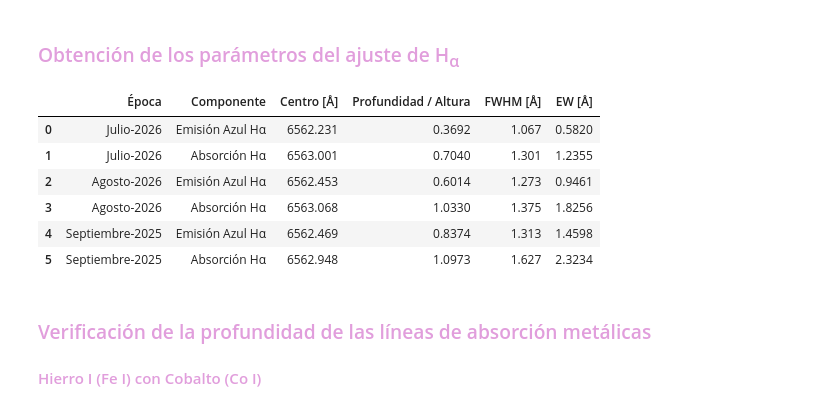
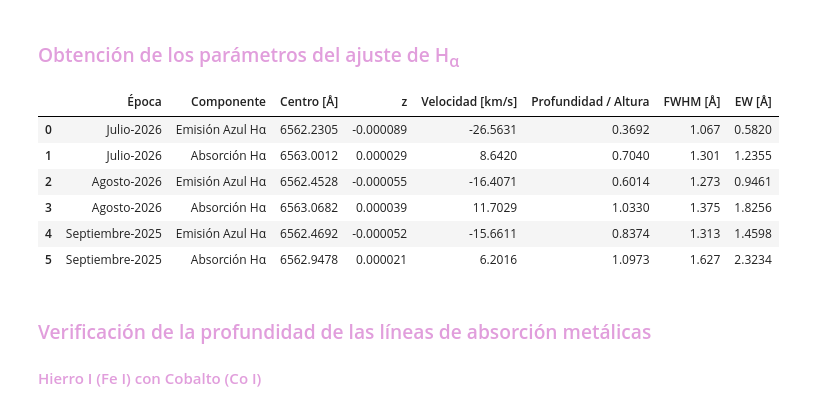
Before and after one commit to JessiDaniL/Tesis, a Jupyter notebook: Datos ESPARTACO/analisis_halpha_antares.ipynb, the cells around one changed output. Saved outputs shown, nothing was run; the diff lists cells and outputs as text; code cells hidden in the pictures.

```diff
--- a/Datos ESPARTACO/analisis_halpha_antares.ipynb
+++ b/Datos ESPARTACO/analisis_halpha_antares.ipynb
@@ -492,6 +491,8 @@ for archivo in archivos:
 # %% [markdown]
 <h3 style="color: #e19edc;"> Obtención de los parámetros del ajuste de H<sub>&alpha;</sub></h3>
 # %%
+h_alpha_natural = 6562.812 #Amstrongs
+
 resultados_perfiles_halpha = []
 
 for fecha, res in resultados.items():
@@ -506,6 +507,10 @@ for fecha, res in resultados.items():
     fwhm_em = p["em_azul_fwhm"].value
     amp_em = p["em_azul_height"].value
 
+    # Efecto Doppler (Corrimiento)
+    z_em = (c_em - h_alpha_natural) / h_alpha_natural
+    v_em = z_em * c_kms_s
+
     # Ancho equivalente de emisión
     perfil_em_puro = comps["em_azul_"]
     ew_em = np.trapezoid(perfil_em_puro / continuo, longitud_onda)
@@ -513,39 +518,47 @@ for fecha, res in resultados.items():
     resultados_perfiles_halpha.append({
         "Época": fecha,
         "Componente": "Emisión Azul Hα",
-        "Centro [Å]": round(c_em, 3),
+        "Centro [Å]": round(c_em, 4),
+        "z": round(z_em, 6),
+        "Velocidad [km/s]": round(v_em, 4),
         "Profundidad / Altura": round(amp_em, 4),
         "FWHM [Å]": round(fwhm_em, 3),
         "EW [Å]": round(ew_em, 4)
     })
 
     # 2. PERFIL DE ABSORCIÓN H_ALPHA
 
     c_abs = p["valle_abs_center"].value
     fwhm_abs = p["valle_abs_fwhm"].value
     prof_abs = abs(p["valle_abs_height"].value)
 
+    # Efecto Doppler (Corrimiento)
+    z_abs = (c_abs - h_alpha_natural) / h_alpha_natural
+    v_abs = z_abs * c_kms_s
+
     # Ancho equivalente de absorción
     perfil_abs_puro = comps["valle_abs_"]
     ew_abs = np.trapezoid(abs(perfil_abs_puro) / continuo, longitud_onda)
 
     resultados_perfiles_halpha.append({
         "Época": fecha,
         "Componente": "Absorción Hα",
-        "Centro [Å]": round(c_abs, 3),
+        "Centro [Å]": round(c_abs, 4),
+        "z": round(z_abs, 6),
+        "Velocidad [km/s]": round(v_abs, 4),
         "Profundidad / Altura": round(prof_abs, 4),
         "FWHM [Å]": round(fwhm_abs, 3),
         "EW [Å]": round(ew_abs, 4)
     })
 
 
 tabla_resultados = pd.DataFrame(resultados_perfiles_halpha)
 display(tabla_resultados)
 # %% [output]
-|  | Época | Componente | Centro [Å] | Profundidad / Altura | FWHM [Å] | EW [Å] |
-| 0 | Julio-2026 | Emisión Azul Hα | 6562.231 | 0.3692 | 1.067 | 0.5820 |
-| 1 | Julio-2026 | Absorción Hα | 6563.001 | 0.7040 | 1.301 | 1.2355 |
-| 2 | Agosto-2026 | Emisión Azul Hα | 6562.453 | 0.6014 | 1.273 | 0.9461 |
-| 3 | Agosto-2026 | Absorción Hα | 6563.068 | 1.0330 | 1.375 | 1.8256 |
-| 4 | Septiembre-2025 | Emisión Azul Hα | 6562.469 | 0.8374 | 1.313 | 1.4598 |
-| 5 | Septiembre-2025 | Absorción Hα | 6562.948 | 1.0973 | 1.627 | 2.3234 |
+|  | Época | Componente | Centro [Å] | z | Velocidad [km/s] | Profundidad / Altura | FWHM [Å] | EW [Å] |
+| 0 | Julio-2026 | Emisión Azul Hα | 6562.2305 | -0.000089 | -26.5631 | 0.3692 | 1.067 | 0.5820 |
+| 1 | Julio-2026 | Absorción Hα | 6563.0012 | 0.000029 | 8.6420 | 0.7040 | 1.301 | 1.2355 |
+| 2 | Agosto-2026 | Emisión Azul Hα | 6562.4528 | -0.000055 | -16.4071 | 0.6014 | 1.273 | 0.9461 |
+| 3 | Agosto-2026 | Absorción Hα | 6563.0682 | 0.000039 | 11.7029 | 1.0330 | 1.375 | 1.8256 |
+| 4 | Septiembre-2025 | Emisión Azul Hα | 6562.4692 | -0.000052 | -15.6611 | 0.8374 | 1.313 | 1.4598 |
+| 5 | Septiembre-2025 | Absorción Hα | 6562.9478 | 0.000021 | 6.2016 | 1.0973 | 1.627 | 2.3234 |
```
Also changed, not shown: parts of 2 cells of this notebook, 1 other file.
